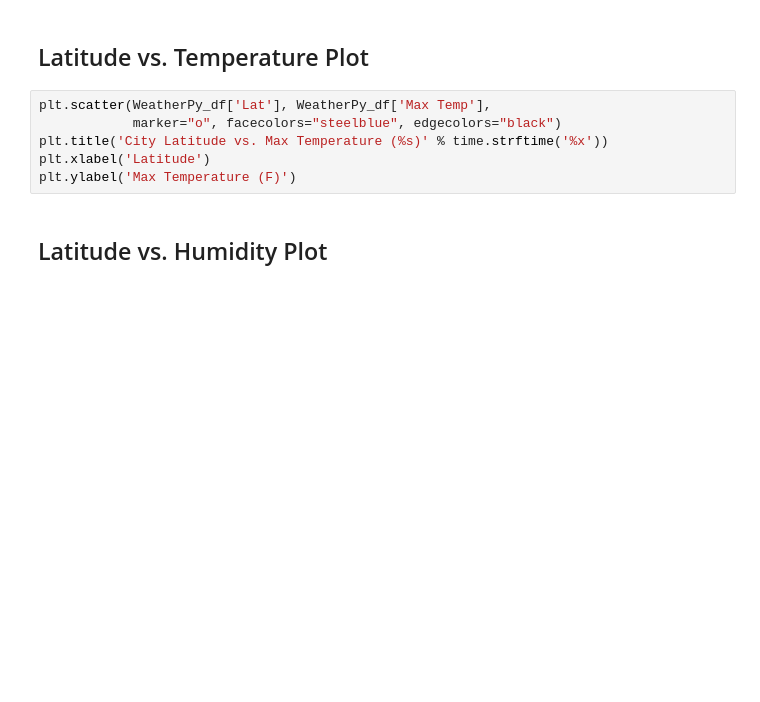
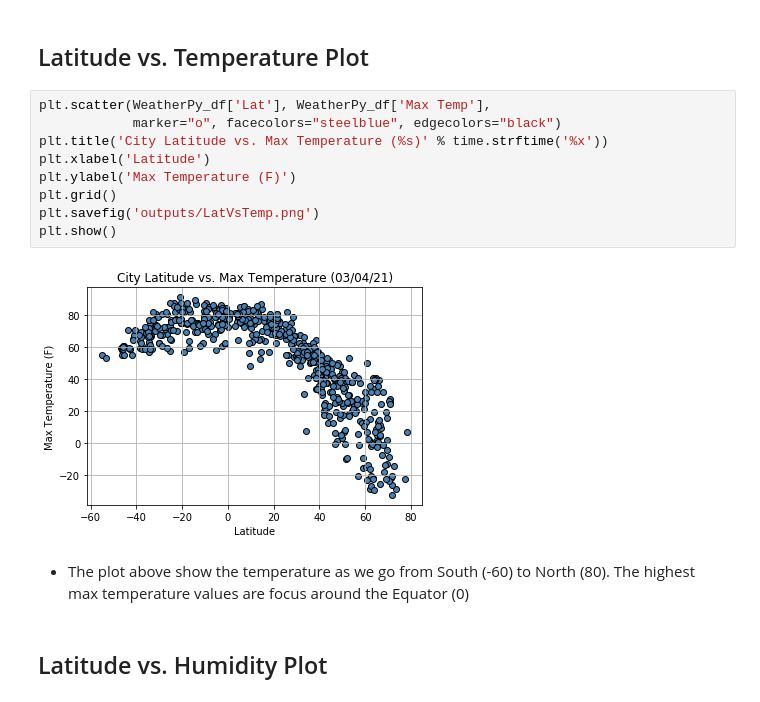
Before and after one commit to tnguyen0306/Python-API-What-is-the-Weather-Like, a Jupyter notebook: WeatherPy.ipynb, the cells around one changed output. Drawn from its saved outputs; the diff is of its cells as text; blank space fills up the shorter version.

```diff
--- a/WeatherPy.ipynb
+++ b/WeatherPy.ipynb
@@ -190,8 +190,15 @@ No humidity value > 100%. Move on to next step.
 # %%
 plt.scatter(WeatherPy_df['Lat'], WeatherPy_df['Max Temp'],
             marker="o", facecolors="steelblue", edgecolors="black")
 plt.title('City Latitude vs. Max Temperature (%s)' % time.strftime('%x'))
 plt.xlabel('Latitude')
 plt.ylabel('Max Temperature (F)')
+plt.grid()
+plt.savefig('outputs/LatVsTemp.png')
+plt.show()
+# %% [output]
+[figure, added]
+# %% [markdown]
+* The plot above show the temperature as we go from South (-60) to North (80). The highest max temperature values are focus around the Equator (0)
 # %% [markdown]
 ## Latitude vs. Humidity Plot
```
Also changed, not shown: parts of 6 cells of this notebook.
